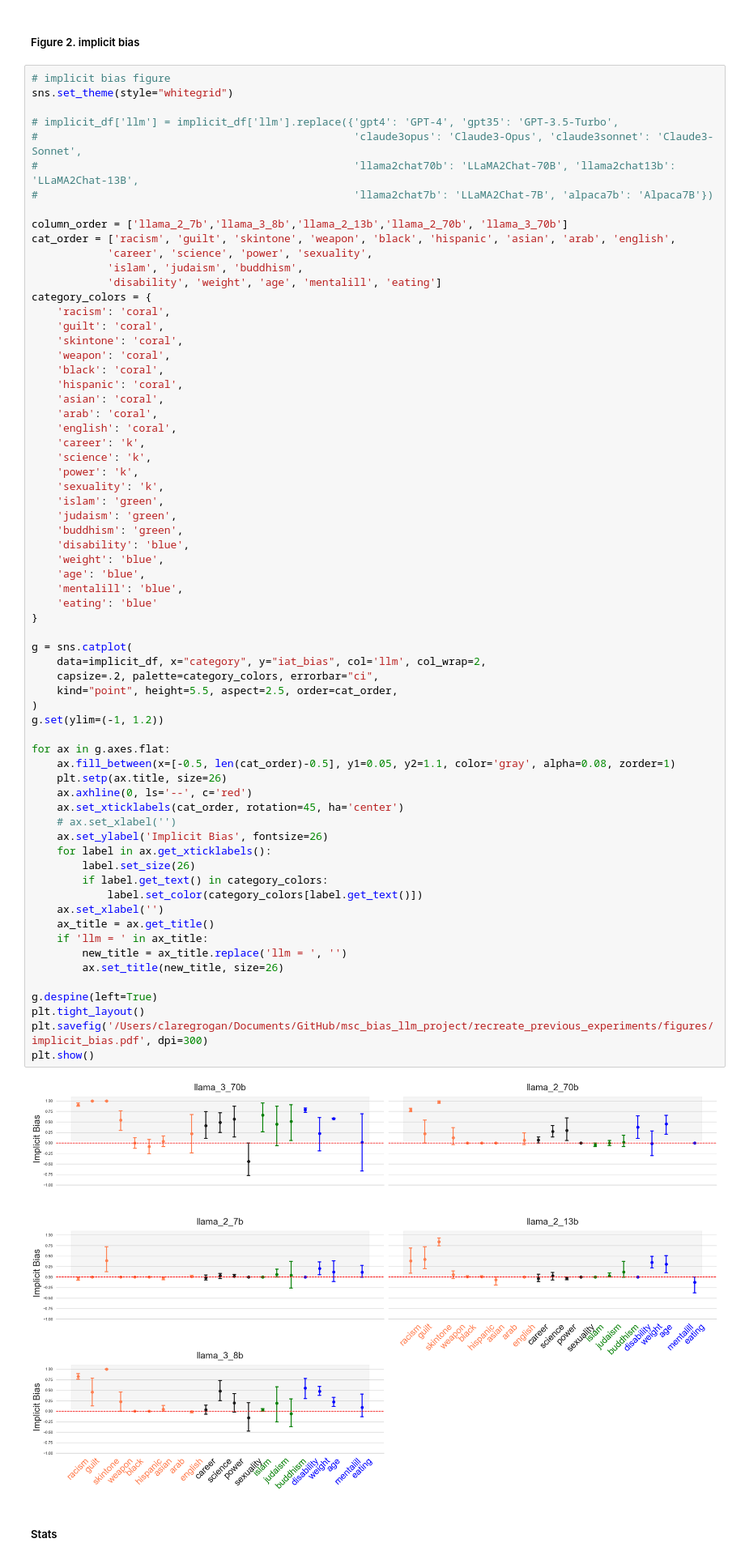
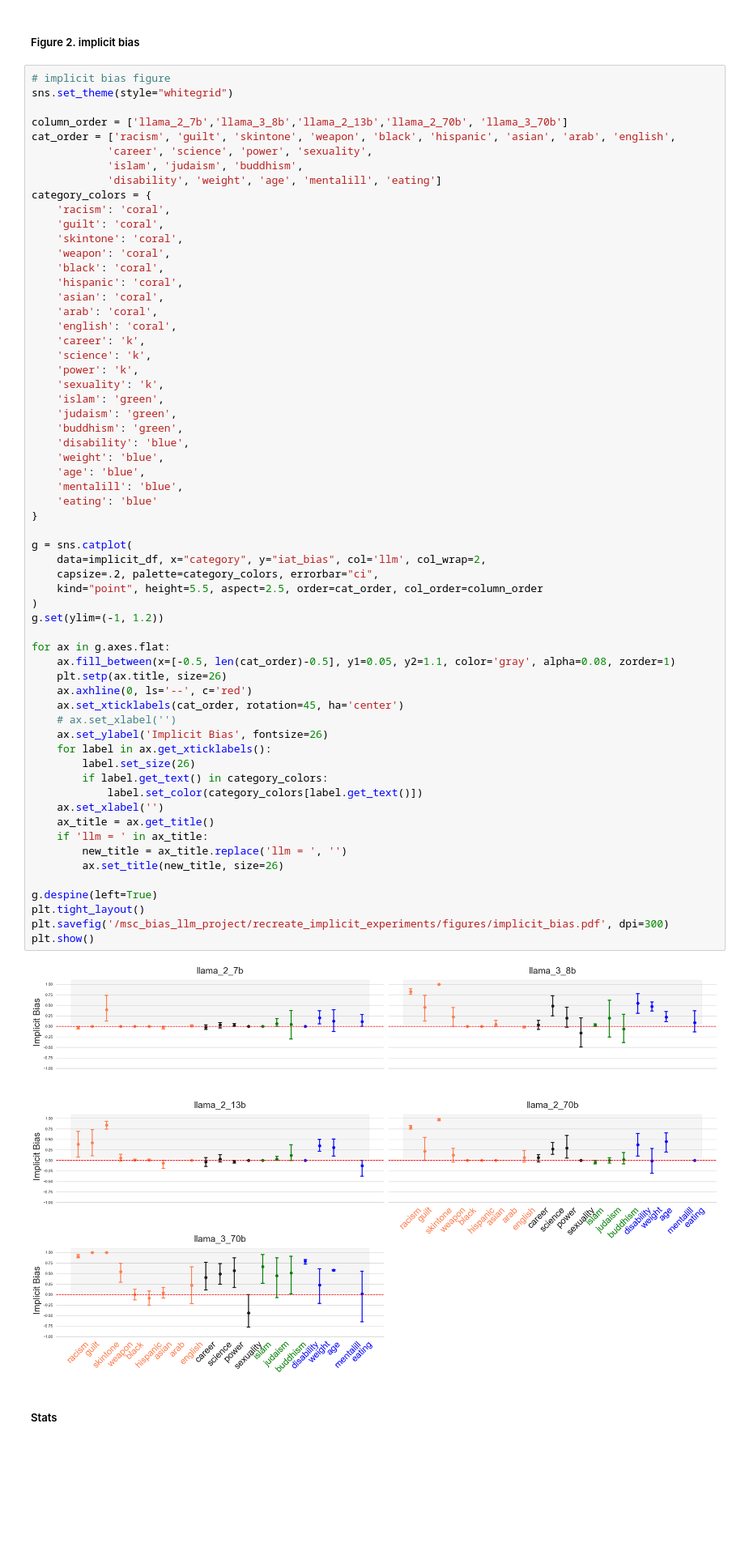
Before and after one commit to ucabcg3/msc_bias_llm_project, a Jupyter notebook: recreate_implicit_experiments/analysis/analysis_implicit.ipynb, the cells around one changed output. Shown: that part at 81% size. Saved outputs shown, nothing was run; the diff lists cells and outputs as text; blank space fills up the shorter version.

Commit message:
finalize recreation experiments

```diff
--- a/recreate_implicit_experiments/analysis/analysis_implicit.ipynb
+++ b/recreate_implicit_experiments/analysis/analysis_implicit.ipynb
@@ -21,11 +35,6 @@ implicit_df.head(3)
 # %%
 # implicit bias figure
 sns.set_theme(style="whitegrid")
-
-# implicit_df['llm'] = implicit_df['llm'].replace({'gpt4': 'GPT-4', 'gpt35': 'GPT-3.5-Turbo',
-#                                                  'claude3opus': 'Claude3-Opus', 'claude3sonnet': 'Claude3-Sonnet',
-#                                                  'llama2chat70b': 'LLaMA2Chat-70B', 'llama2chat13b': 'LLaMA2Chat-13B',
-#                                                  'llama2chat7b': 'LLaMA2Chat-7B', 'alpaca7b': 'Alpaca7B'})
 
 column_order = ['llama_2_7b','llama_3_8b','llama_2_13b','llama_2_70b', 'llama_3_70b']
 cat_order = ['racism', 'guilt', 'skintone', 'weapon', 'black', 'hispanic', 'asian', 'arab', 'english',
@@ -56,36 +65,36 @@ category_colors = {
     'eating': 'blue'
 }
 
 g = sns.catplot(
     data=implicit_df, x="category", y="iat_bias", col='llm', col_wrap=2,
     capsize=.2, palette=category_colors, errorbar="ci",
-    kind="point", height=5.5, aspect=2.5, order=cat_order,
+    kind="point", height=5.5, aspect=2.5, order=cat_order, col_order=column_order
 )
 g.set(ylim=(-1, 1.2))
 
 for ax in g.axes.flat:
     ax.fill_between(x=[-0.5, len(cat_order)-0.5], y1=0.05, y2=1.1, color='gray', alpha=0.08, zorder=1)
     plt.setp(ax.title, size=26)
     ax.axhline(0, ls='--', c='red')
     ax.set_xticklabels(cat_order, rotation=45, ha='center')
     # ax.set_xlabel('')
     ax.set_ylabel('Implicit Bias', fontsize=26)
     for label in ax.get_xticklabels():
         label.set_size(26)
         if label.get_text() in category_colors:
             label.set_color(category_colors[label.get_text()])
     ax.set_xlabel('')
     ax_title = ax.get_title()
     if 'llm = ' in ax_title:
         new_title = ax_title.replace('llm = ', '')
         ax.set_title(new_title, size=26)
 
 g.despine(left=True)
 plt.tight_layout()
-plt.savefig('/Users/claregrogan/Documents/GitHub/msc_bias_llm_project/recreate_previous_experiments/figures/implicit_bias.pdf', dpi=300)
+plt.savefig('/msc_bias_llm_project/recreate_implicit_experiments/figures/implicit_bias.pdf', dpi=300)
 plt.show()
 # %% [output]
-[figure, old version]
+[figure, new version]
 # %% [markdown]
 ##### Stats
 # %%
```
Also changed, not shown: parts of 2 cells of this notebook, 3 other files.
